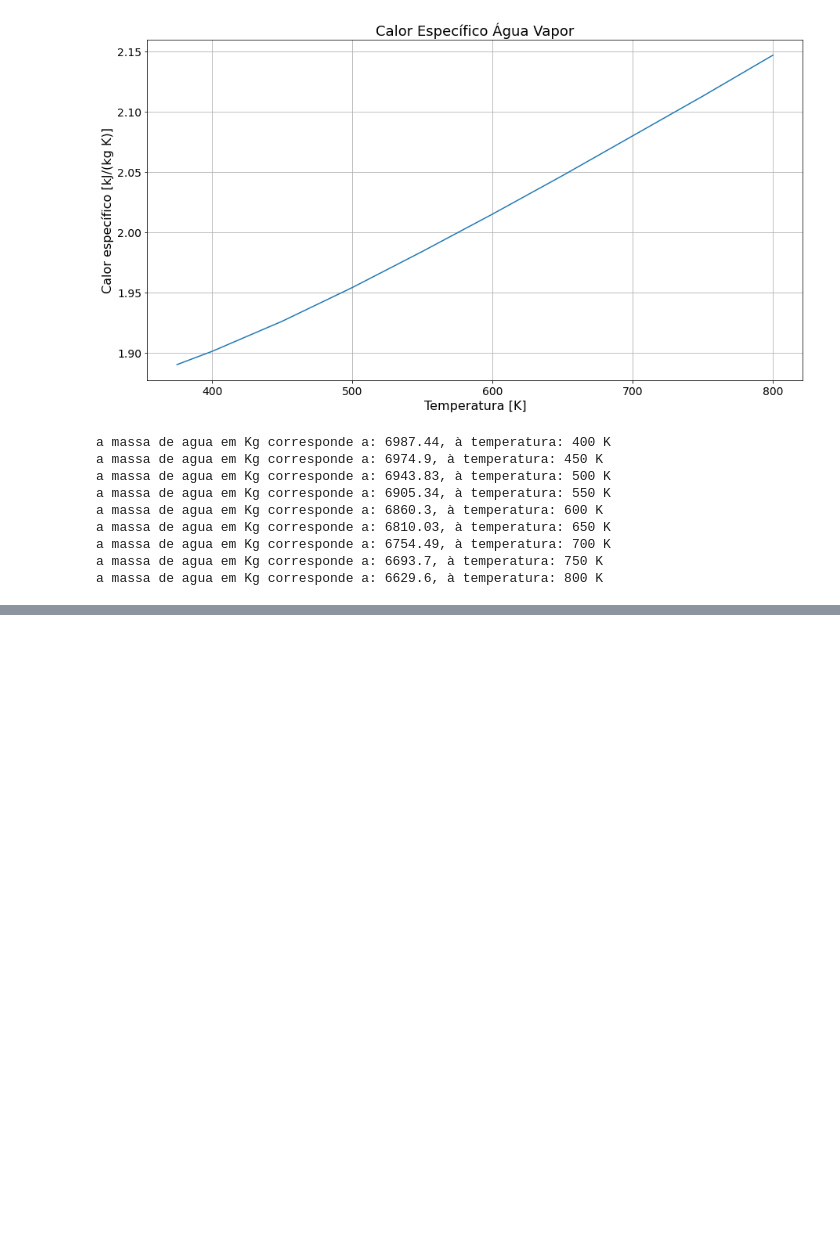
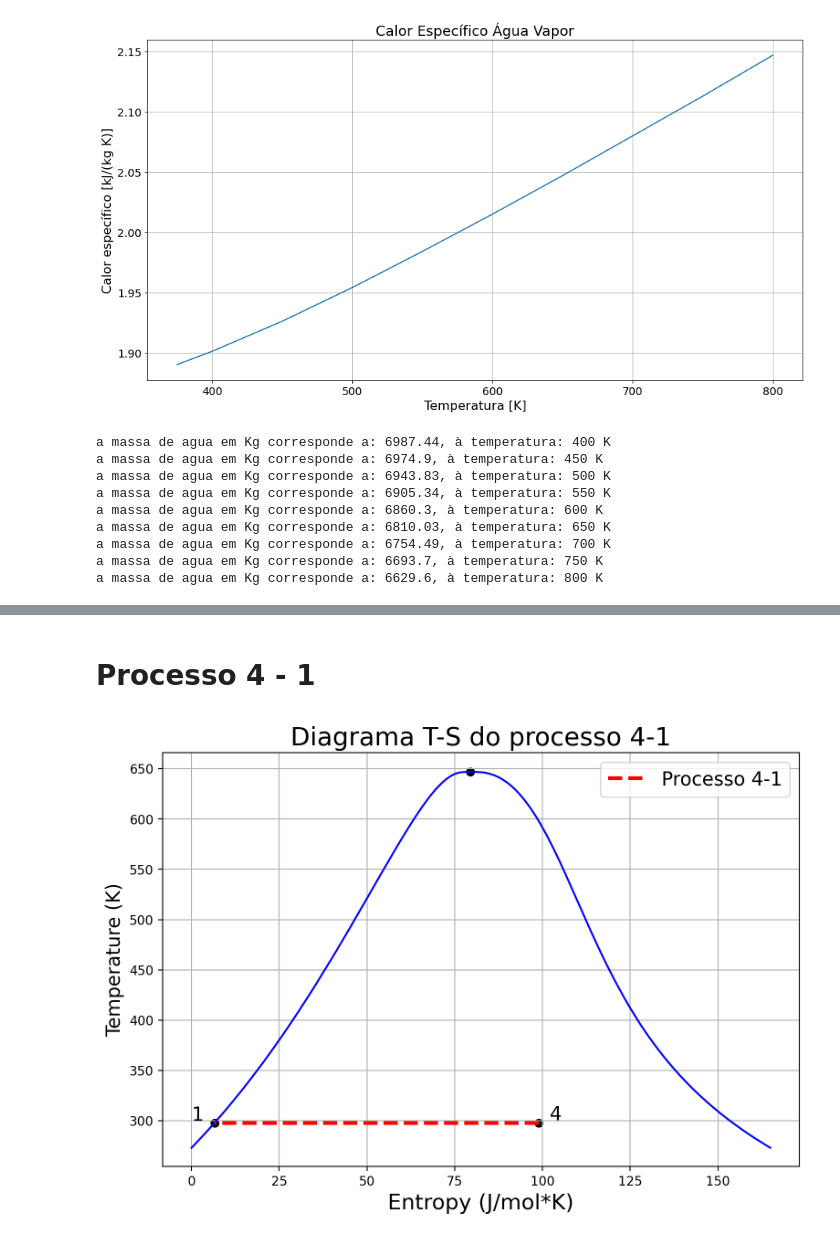
Before and after one commit to Gbeneti/Trabalho-Termodin-mica-Avan-ada, a Jupyter notebook: Desafio_4/Desafio_04.ipynb, the cells around one changed output, grey strips where cells are left out. Saved outputs shown, nothing was run; the diff lists cells and outputs as text; code cells hidden in the pictures; blank space fills up the shorter version.

```diff
--- a/Desafio_4/Desafio_04.ipynb
+++ b/Desafio_4/Desafio_04.ipynb
@@ -217,0 +273,23 @@ plt.show()
+# %% [markdown]
+# Processo 4 - 1
+# %%
+fig = plt.figure(figsize=(9,6), dpi=200)
+ax = fig.add_subplot(1,1,1)
+ax.plot(liq["Entropy (J/mol*K)"],liq["Temperature (K)"], c = 'b')
+ax.plot(vapor["Entropy (J/mol*K)"],vapor["Temperature (K)"], c = 'b')
+ax.scatter(list(liq["Entropy (J/mol*K)"])[-1],list(liq["Temperature (K)"])[-1], c = '0')
+xprocesso41 = [99, 6.6]
+yprocesso41 = [298,298]
+ax.plot(xprocesso41,yprocesso41,'--', c = 'r', linewidth = 3 , label = 'Processo 4-1')
+ax.scatter(xprocesso41,yprocesso41, c = '0')
+ax.text(0, 300, '1', fontsize = 15)
+ax.text(102, 300.4, '4', fontsize = 15)
+
+ax.set_xlabel("Entropy (J/mol*K)",fontsize = 17)
+ax.set_ylabel("Temperature (K)",fontsize = 15)
+ax.grid('--')
+ax.set_title('Diagrama T-S do processo 4-1', fontsize = 20)
+ax.legend(fontsize = 15)
+plt.show()
+# %% [output]
+[figure, added]
```
Also changed, not shown: parts of 22 cells of this notebook, 3 other files.
